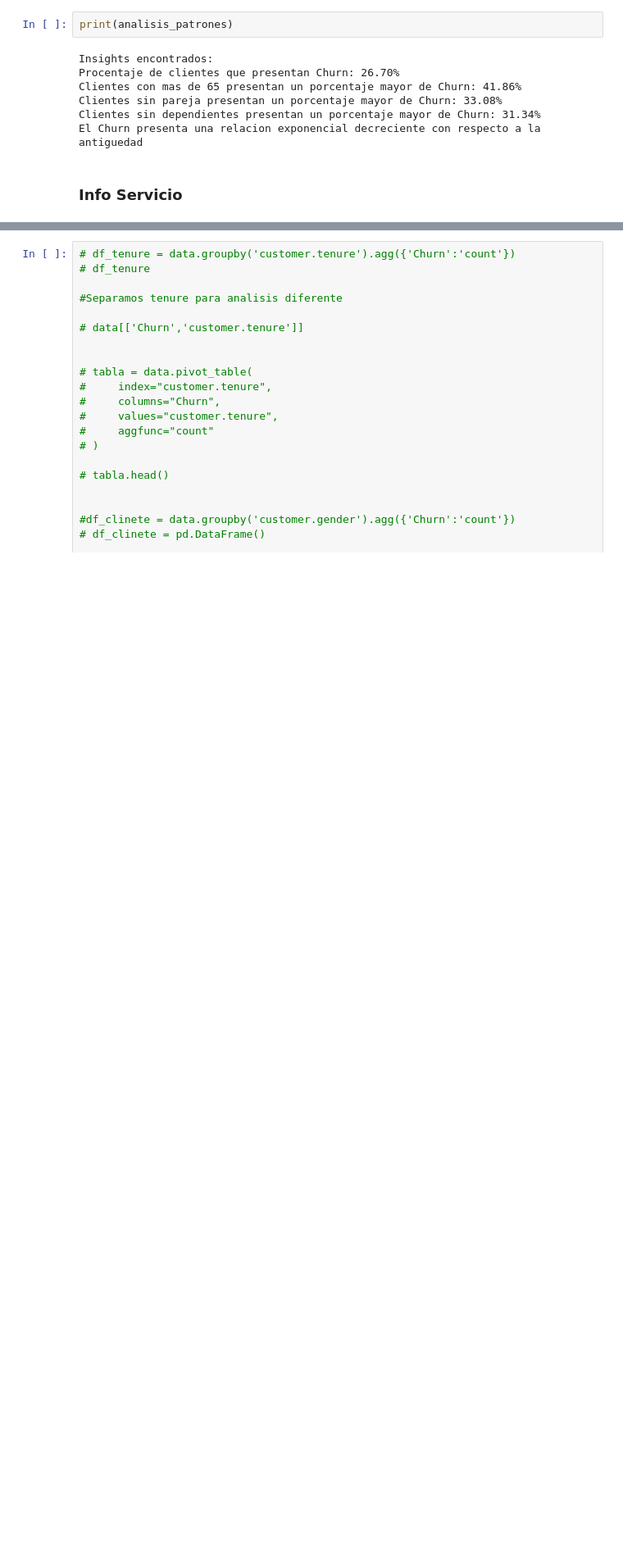
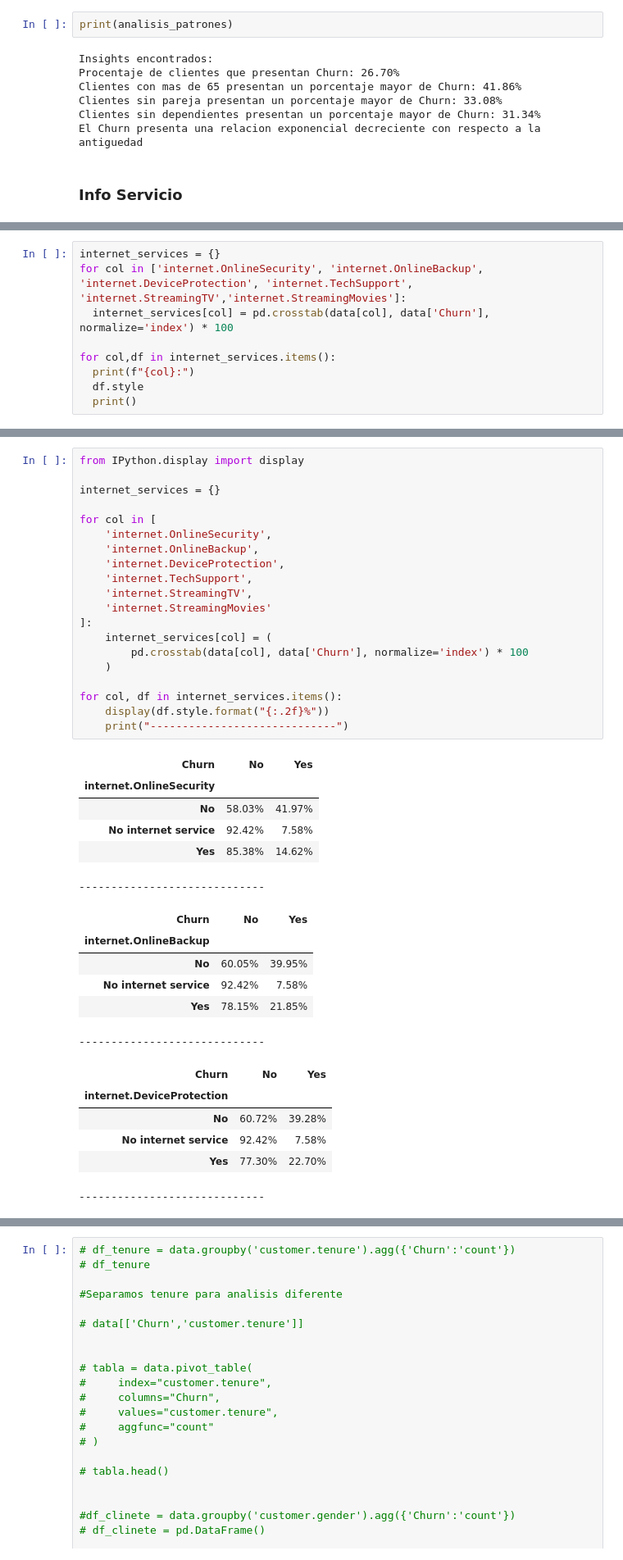
Before and after one commit to JCSR2022/challenge2-data-science-Alura, a Jupyter notebook: challenge2_data_science_Alura.ipynb, the cells around one changed output, grey strips where cells are left out. Shown at 82% size. Saved outputs shown, nothing was run; the diff lists cells and outputs as text; blank space fills up the shorter version.

```diff
--- a/challenge2_data_science_Alura.ipynb
+++ b/challenge2_data_science_Alura.ipynb
@@ -467,0 +533,9 @@ El Churn presenta una relacion exponencial decreciente con respecto a la antigue
+# %%
+internet_services = {}
+for col in ['internet.OnlineSecurity', 'internet.OnlineBackup', 'internet.DeviceProtection', 'internet.TechSupport', 'internet.StreamingTV','internet.StreamingMovies']:
+  internet_services[col] = pd.crosstab(data[col], data['Churn'], normalize='index') * 100
+
+for col,df in internet_services.items():
+  print(f"{col}:")
+  df.style
+  print()
@@ -467,0 +554,39 @@ El Churn presenta una relacion exponencial decreciente con respecto a la antigue
+# %%
+from IPython.display import display
+
+internet_services = {}
+
+for col in [
+    'internet.OnlineSecurity',
+    'internet.OnlineBackup',
+    'internet.DeviceProtection',
+    'internet.TechSupport',
+    'internet.StreamingTV',
+    'internet.StreamingMovies'
+]:
+    internet_services[col] = (
+        pd.crosstab(data[col], data['Churn'], normalize='index') * 100
+    )
+
+for col, df in internet_services.items():
+    display(df.style.format("{:.2f}%"))
+    print("-----------------------------")
+# %% [output]
+| Churn | No | Yes |
+| internet.OnlineSecurity |  |  |
+| No | 58.03% | 41.97% |
+| No internet service | 92.42% | 7.58% |
+| Yes | 85.38% | 14.62% |
+-----------------------------
+| Churn | No | Yes |
+| internet.OnlineBackup |  |  |
+| No | 60.05% | 39.95% |
+| No internet service | 92.42% | 7.58% |
+| Yes | 78.15% | 21.85% |
+-----------------------------
+| Churn | No | Yes |
+| internet.DeviceProtection |  |  |
+| No | 60.72% | 39.28% |
+| No internet service | 92.42% | 7.58% |
+| Yes | 77.30% | 22.70% |
+-----------------------------
```
Also changed, not shown: parts of 16 cells of this notebook.
